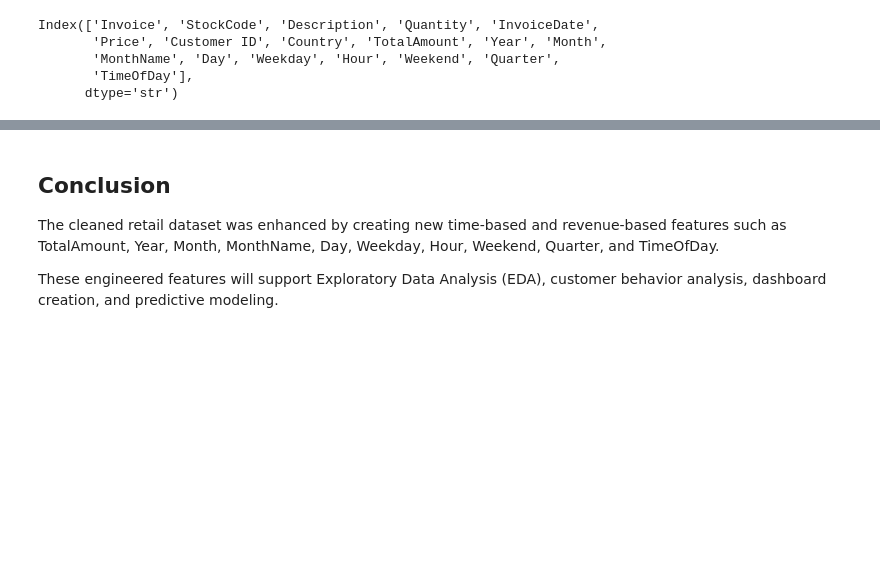
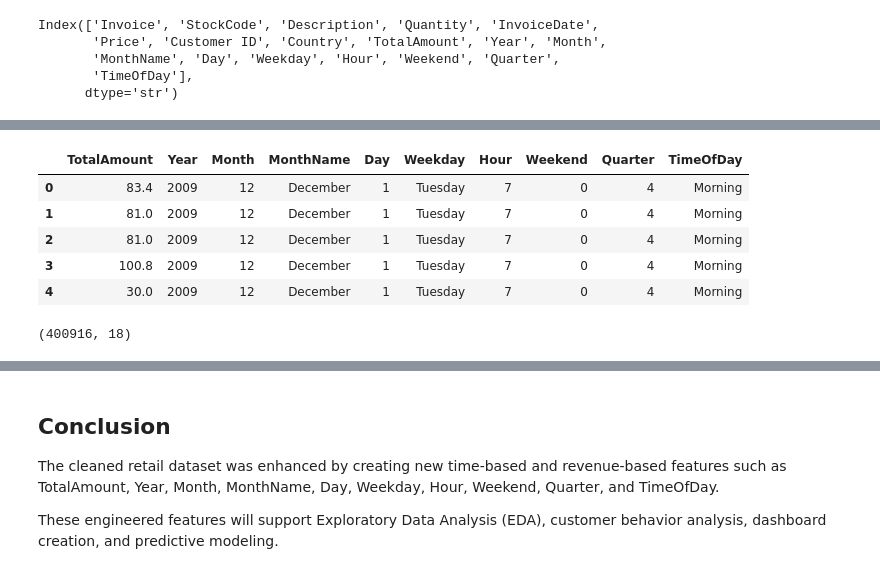
Before and after one commit to PriyaS876/RetailPulse-, a Jupyter notebook: Notebooks/02_Feature_Engineering.ipynb, the cells around one changed output, grey strips where cells are left out. Cells and saved outputs as stored; diff of their text form; code cells hidden in the pictures; blank space fills up the shorter version.

```diff
--- a/Notebooks/02_Feature_Engineering.ipynb
+++ b/Notebooks/02_Feature_Engineering.ipynb
@@ -195,2 +195,18 @@ memory usage: 70.4 MB
+# %%
+clean_df[
+    ["TotalAmount","Year","Month","MonthName","Day",
+     "Weekday","Hour","Weekend","Quarter","TimeOfDay"]
+].head()
+# %% [output]
+|  | TotalAmount | Year | Month | MonthName | Day | Weekday | Hour | Weekend | Quarter | TimeOfDay |
+| 0 | 83.4 | 2009 | 12 | December | 1 | Tuesday | 7 | 0 | 4 | Morning |
+| 1 | 81.0 | 2009 | 12 | December | 1 | Tuesday | 7 | 0 | 4 | Morning |
+| 2 | 81.0 | 2009 | 12 | December | 1 | Tuesday | 7 | 0 | 4 | Morning |
+| 3 | 100.8 | 2009 | 12 | December | 1 | Tuesday | 7 | 0 | 4 | Morning |
+| 4 | 30.0 | 2009 | 12 | December | 1 | Tuesday | 7 | 0 | 4 | Morning |
+# %%
+print(clean_df.shape)
+# %% [output]
+(400916, 18)
 # %%
 clean_df.to_csv("Retail_Feature_Engineered.csv", index=False)
```
Also changed, not shown: parts of 2 cells of this notebook, 14 other files.
